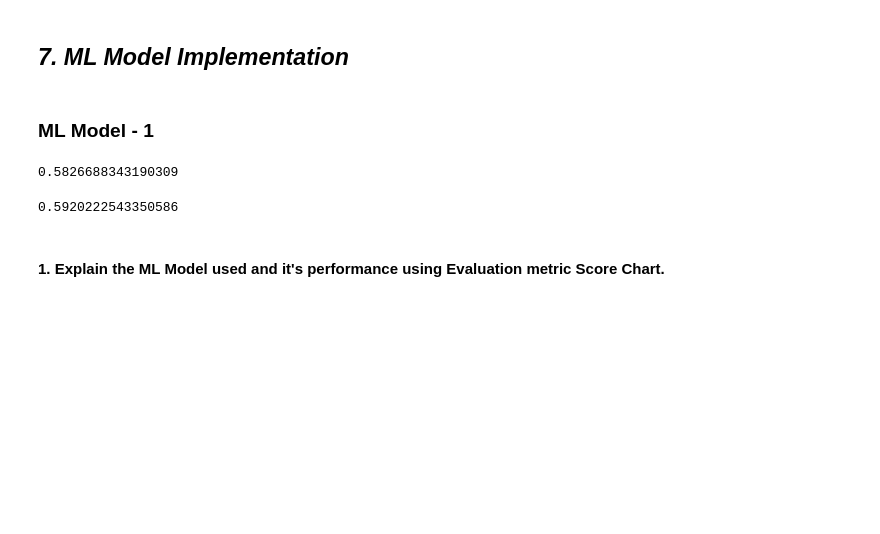
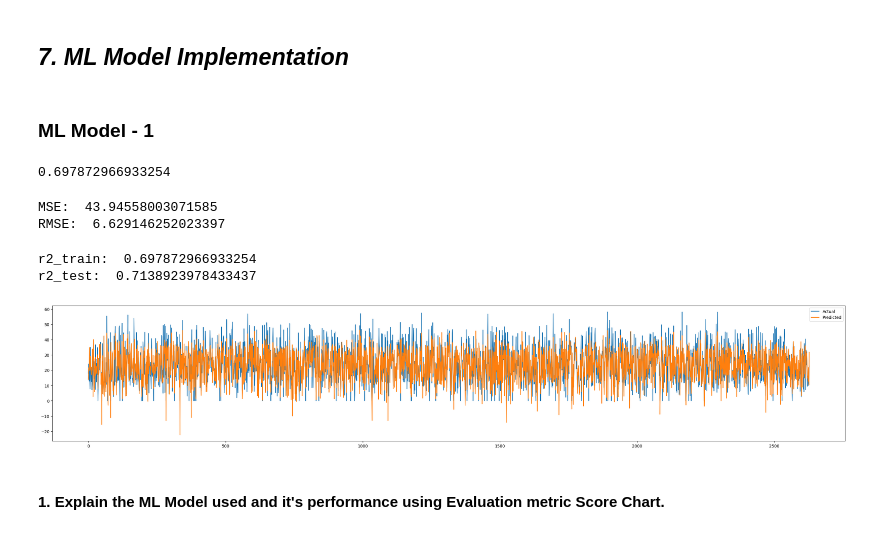
Before and after one commit to sonu9479/Bike-Sharing-Demand-Prediction, a Jupyter notebook: Bike_sharing_demand_prediction_ML_regression_model_.ipynb, the cells around one changed output. Saved outputs shown, nothing was run; the diff lists cells and outputs as text; code cells hidden in the pictures; blank space fills up the shorter version.

```diff
--- a/Bike_sharing_demand_prediction_ML_regression_model_.ipynb
+++ b/Bike_sharing_demand_prediction_ML_regression_model_.ipynb
@@ -1021,7 +1025,7 @@ Answer Here.
 # Encode your categorical columns
 data['Holiday'] = data['Holiday'].apply(lambda x: 1 if x == 'Holiday' else 0)
 data['Functioning Day'] = data['Functioning Day'].apply(lambda x: 1 if x == 'Yes' else 0)
-data = pd.get_dummies(data, columns = ['Seasons'])
+data = pd.get_dummies(data, columns = ['Seasons','Hour'])
 data['weekend'] = data['day'].apply(lambda x: 1 if x in ['Sunday','Saturday'] else 0 )
 # %%
 features = list(set(data.describe().columns) - set(['Temperature(°C)','Humidity(%)','Visibility (10m)']))
@@ -1079,9 +1073,10 @@ Answer Here.
 ### 8. Data Splitting
 # %%
 # Split your data to train and test. Choose Splitting ratio wisely.
-X = (data[list(set(features)- {'Rented Bike Count'})])
+
+X = data[list(set(features)- {'Rented Bike Count'})]
 Y = np.sqrt(data['Rented Bike Count'])
 
-x_train, x_test, y_train, y_test = train_test_split(X,Y, test_size = 0.20, random_state= 0)
-X
+x_train, x_test, y_train, y_test = train_test_split(X,Y, test_size = 0.30, random_state= 0)
+X.columns
 # %% [output]
@@ -1121,3 +1092,8 @@ memory usage: 1.0+ MB
+# %%
+scaler  = StandardScaler()
+
+x_train = scaler.fit_transform(x_train)
+x_test = scaler.transform(x_test)
 # %% [markdown]
 ##### What data splitting ratio have you used and why?
 # %% [markdown]
@@ -1173,12 +1149,36 @@ y_test_pred = reg.predict(x_test)
 # %%
 reg.score(x_train, y_train)
 # %% [output]
-0.5826688343190309
+0.697872966933254
-# %%
-r2 = r2_score((y_test), (y_test_pred))
-r2
-# %% [output]
-0.5920222543350586
+# %%
+MSE = mean_squared_error(y_test, y_test_pred)
+
+RMSE = np.sqrt(MSE)
+
+print("MSE: ",MSE)
+print("RMSE: ", RMSE)
+# %% [output]
+MSE:  43.94558003071585
+RMSE:  6.629146252023397
+# %%
+r2_train = r2_score((y_train), (y_train_pred))
+print('r2_train: ', r2_train)
+
+r2_test = r2_score((y_test),(y_test_pred))
+print('r2_test: ', r2_test)
+# %% [output]
+r2_train:  0.697872966933254
+r2_test:  0.7138923978433437
+# %%
+plt.figure(figsize=(35,6))
+
+plt.plot(np.array(y_test))
+plt.plot(np.array(y_test_pred))
+
+plt.legend(["Actual","Predicted",])
+plt.show()
+# %% [output]
+[figure, added]
 # %% [markdown]
 #### 1. Explain the ML Model used and it's performance using Evaluation metric Score Chart.
 # %%
```
Also changed, not shown: parts of 42 cells of this notebook.
